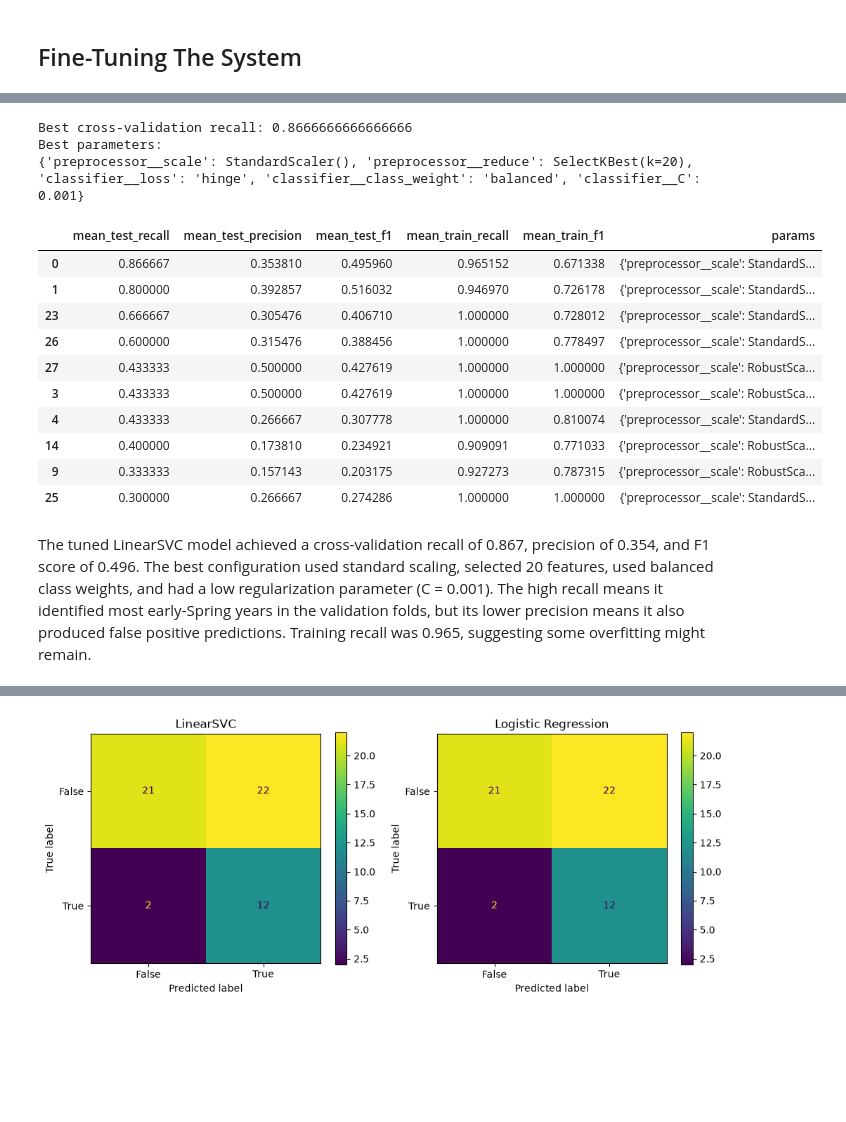
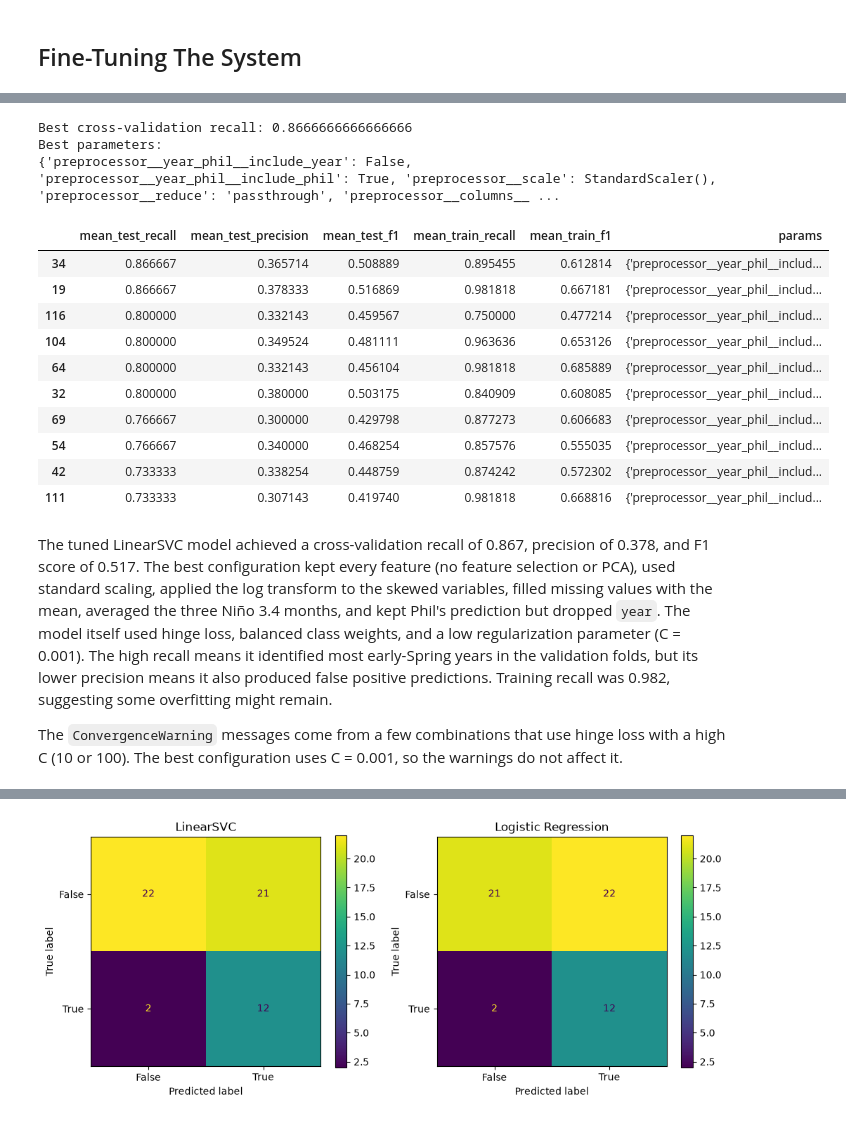
Before and after one commit to moyerc05/Machine-Learning-Project1, a Jupyter notebook: Early Spring - Training.ipynb, the cells around one changed output, grey strips where cells are left out. Saved outputs shown, nothing was run; the diff lists cells and outputs as text; code cells hidden in the pictures; blank space fills up the shorter version.

Commit message:
Add add preprocessing hyperparameters to finetuning and add presentation

```diff
--- a/Early Spring - Training.ipynb
+++ b/Early Spring - Training.ipynb
@@ -168,3 +180,27 @@ For fine-tuning, preprocessing should be included inside each model pipeline and
+# %%
+# Preprocessing hyperparameters shared by every model's search
+preprocessing_params = {
+    "preprocessor__climate__collapse_nino": [True, False],
+    "preprocessor__year_phil__include_year": [True, False],
+    "preprocessor__year_phil__include_phil": [True, False],
+    "preprocessor__columns__skewed__impute__strategy": ["median", "mean"],
+    "preprocessor__columns__remainder__strategy": ["median", "mean"],
+    "preprocessor__columns__skewed__log": [
+        FunctionTransformer(np.log1p, feature_names_out="one-to-one"),
+        "passthrough",
+    ],
+    "preprocessor__scale": [StandardScaler(), RobustScaler()],
+    "preprocessor__reduce": [
+        "passthrough",
+        SelectKBest(score_func=f_classif, k=10),
+        SelectKBest(score_func=f_classif, k=20),
+        SelectKBest(score_func=f_classif, k=30),
+        SelectKBest(score_func=f_classif, k="all"),
+        PCA(n_components=5, random_state=42),
+        PCA(n_components=10, random_state=42),
+        PCA(n_components=20, random_state=42),
+    ],
+}
 # %%
 # Use the raw training features so preprocessing happens within each CV fold
 X_train_raw = train_set.drop(columns=["early_spring"])
@@ -175,14 +211,7 @@ linear_svc_pipeline = Pipeline([
 ])
 
 linear_svc_params = {
-    "preprocessor__scale": [StandardScaler(), RobustScaler()],
-    "preprocessor__reduce": [
-        "passthrough",
-        SelectKBest(score_func=f_classif, k=10),
-        SelectKBest(score_func=f_classif, k=20),
-        SelectKBest(score_func=f_classif, k=30),
-        SelectKBest(score_func=f_classif, k="all"),
-    ],
+    **preprocessing_params,
     "classifier__C": [0.001, 0.01, 0.1, 1, 10, 100],
     "classifier__class_weight": [None, "balanced"],
     "classifier__loss": ["hinge", "squared_hinge"],
@@ -191,7 +220,7 @@ linear_svc_params = {
 linear_svc_search = RandomizedSearchCV(
     estimator=linear_svc_pipeline,
     param_distributions=linear_svc_params,
-    n_iter=30,
+    n_iter=150,
     scoring=scoring,
     refit="recall",
     cv=cv,
@@ -201,46 +230,48 @@ linear_svc_search = RandomizedSearchCV(
     error_score="raise",
 )
 
 linear_svc_search.fit(X_train_raw, y_train)
 
 print("Best cross-validation recall:", linear_svc_search.best_score_)
 print("Best parameters:")
 print(linear_svc_search.best_params_)
 
 linear_svc_results = (
     pd.DataFrame(linear_svc_search.cv_results_)
     .sort_values("rank_test_recall")
 )
 
 display(
     linear_svc_results[
         [
             "mean_test_recall",
             "mean_test_precision",
             "mean_test_f1",
             "mean_train_recall",
             "mean_train_f1",
             "params",
         ]
     ].head(10)
 )
 # %% [output]
 Best cross-validation recall: 0.8666666666666666
 Best parameters:
-{'preprocessor__scale': StandardScaler(), 'preprocessor__reduce': SelectKBest(k=20), 'classifier__loss': 'hinge', 'classifier__class_weight': 'balanced', 'classifier__C': 0.001}
+{'preprocessor__year_phil__include_year': False, 'preprocessor__year_phil__include_phil': True, 'preprocessor__scale': StandardScaler(), 'preprocessor__reduce': 'passthrough', 'preprocessor__columns__ ...
 |  | mean_test_recall | mean_test_precision | mean_test_f1 | mean_train_recall | mean_train_f1 | params |
-| 0 | 0.866667 | 0.353810 | 0.495960 | 0.965152 | 0.671338 | {'preprocessor__scale': StandardS... |
-| 1 | 0.800000 | 0.392857 | 0.516032 | 0.946970 | 0.726178 | {'preprocessor__scale': StandardS... |
-| 23 | 0.666667 | 0.305476 | 0.406710 | 1.000000 | 0.728012 | {'preprocessor__scale': StandardS... |
-| 26 | 0.600000 | 0.315476 | 0.388456 | 1.000000 | 0.778497 | {'preprocessor__scale': StandardS... |
-| 27 | 0.433333 | 0.500000 | 0.427619 | 1.000000 | 1.000000 | {'preprocessor__scale': RobustSca... |
-| 3 | 0.433333 | 0.500000 | 0.427619 | 1.000000 | 1.000000 | {'preprocessor__scale': RobustSca... |
-| 4 | 0.433333 | 0.266667 | 0.307778 | 1.000000 | 0.810074 | {'preprocessor__scale': StandardS... |
-| 14 | 0.400000 | 0.173810 | 0.234921 | 0.909091 | 0.771033 | {'preprocessor__scale': RobustSca... |
-| 9 | 0.333333 | 0.157143 | 0.203175 | 0.927273 | 0.787315 | {'preprocessor__scale': RobustSca... |
-| 25 | 0.300000 | 0.266667 | 0.274286 | 1.000000 | 1.000000 | {'preprocessor__scale': StandardS... |
+| 34 | 0.866667 | 0.365714 | 0.508889 | 0.895455 | 0.612814 | {'preprocessor__year_phil__includ... |
+| 19 | 0.866667 | 0.378333 | 0.516869 | 0.981818 | 0.667181 | {'preprocessor__year_phil__includ... |
+| 116 | 0.800000 | 0.332143 | 0.459567 | 0.750000 | 0.477214 | {'preprocessor__year_phil__includ... |
+| 104 | 0.800000 | 0.349524 | 0.481111 | 0.963636 | 0.653126 | {'preprocessor__year_phil__includ... |
+| 64 | 0.800000 | 0.332143 | 0.456104 | 0.981818 | 0.685889 | {'preprocessor__year_phil__includ... |
+| 32 | 0.800000 | 0.380000 | 0.503175 | 0.840909 | 0.608085 | {'preprocessor__year_phil__includ... |
+| 69 | 0.766667 | 0.300000 | 0.429798 | 0.877273 | 0.606683 | {'preprocessor__year_phil__includ... |
+| 54 | 0.766667 | 0.340000 | 0.468254 | 0.857576 | 0.555035 | {'preprocessor__year_phil__includ... |
+| 42 | 0.733333 | 0.338254 | 0.448759 | 0.874242 | 0.572302 | {'preprocessor__year_phil__includ... |
+| 111 | 0.733333 | 0.307143 | 0.419740 | 0.981818 | 0.668816 | {'preprocessor__year_phil__includ... |
 # %% [markdown]
-The tuned LinearSVC model achieved a cross-validation recall of 0.867, precision of 0.354, and F1 score of 0.496. The best configuration used standard scaling, selected 20 features, used balanced class weights, and had a low regularization parameter (C = 0.001). The high recall means it identified most early-Spring years in the validation folds, but its lower precision means it also produced false positive predictions. Training recall was 0.965, suggesting some overfitting might remain.
+The tuned LinearSVC model achieved a cross-validation recall of 0.867, precision of 0.378, and F1 score of 0.517. The best configuration kept every feature (no feature selection or PCA), used standard scaling, applied the log transform to the skewed variables, filled missing values with the mean, averaged the three Niño 3.4 months, and kept Phil's prediction but dropped `year`. The model itself used hinge loss, balanced class weights, and a low regularization parameter (C = 0.001). The high recall means it identified most early-Spring years in the validation folds, but its lower precision means it also produced false positive predictions. Training recall was 0.982, suggesting some overfitting might remain.
+
+The `ConvergenceWarning` messages come from a few combinations that use hinge loss with a high C (10 or 100). The best configuration uses C = 0.001, so the warnings do not affect it.
 # %%
 log_reg_pipeline = Pipeline([
     ("preprocessor", build_preprocessor()),
```
Also changed, not shown: parts of 14 cells of this notebook, 2 other files.
